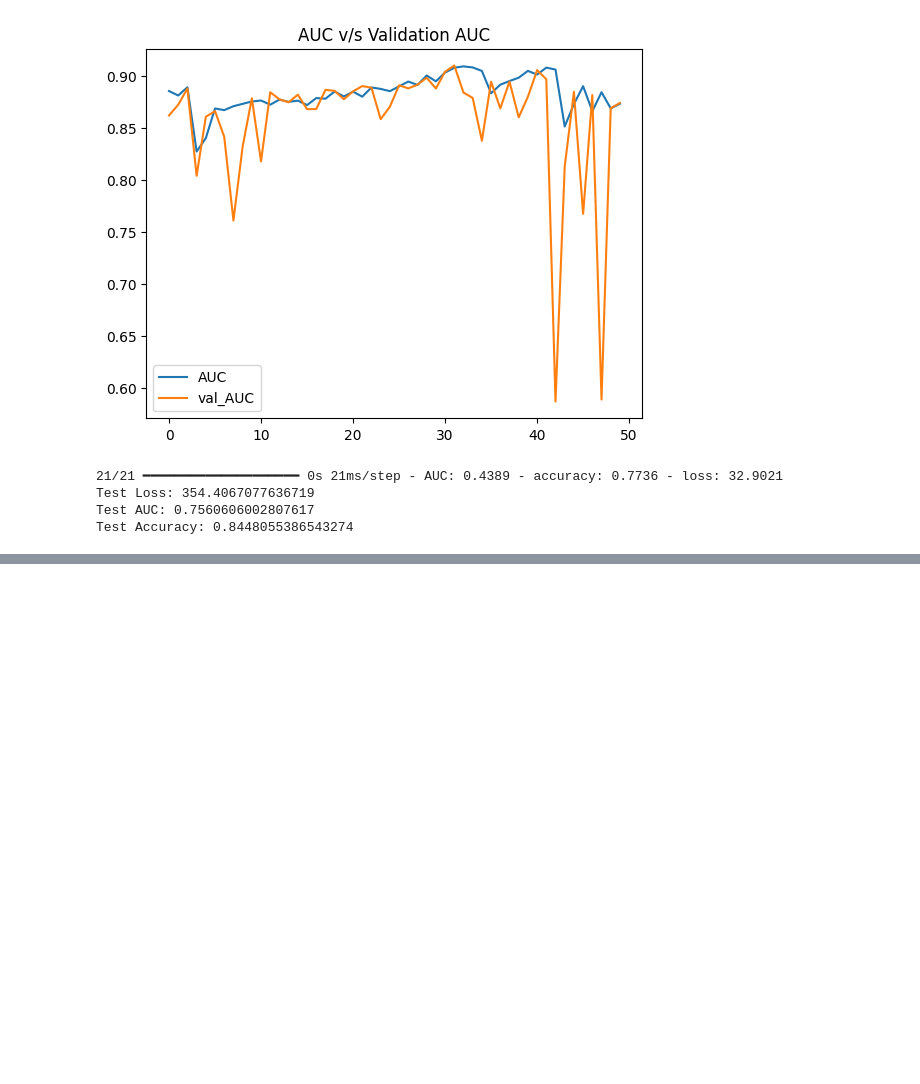
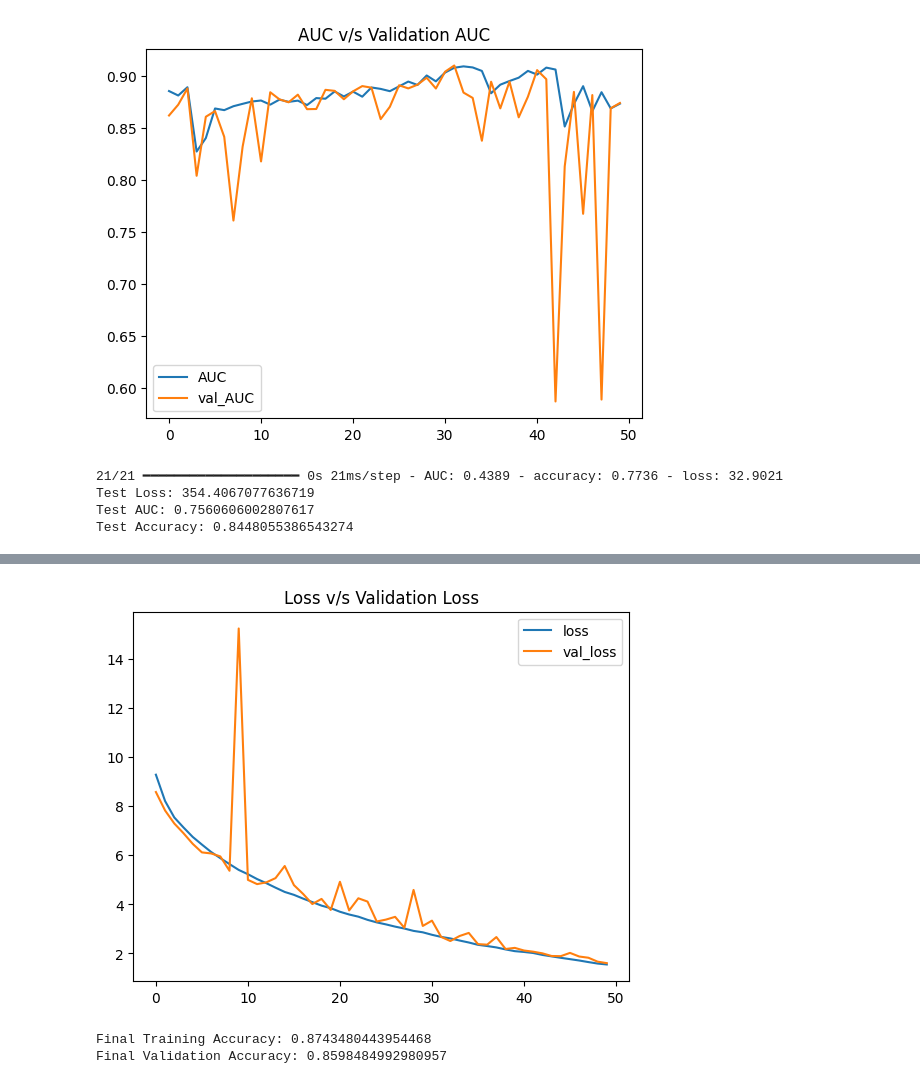
Before and after one commit to ishreya09/Skin-Cancer-Detection, a Jupyter notebook: skin-cancer-detection-malignant-vs-benign.ipynb, the cells around one changed output, grey strips where cells are left out. Cells and saved outputs as stored; diff of their text form; code cells hidden in the pictures; blank space fills up the shorter version.

```diff
--- a/skin-cancer-detection-malignant-vs-benign.ipynb
+++ b/skin-cancer-detection-malignant-vs-benign.ipynb
@@ -738,0 +837,19 @@ model.save('CNN_SKINCANCER_Hyperparameter_Tuned.h5')
+# %%
+hist_df['loss'].plot()
+hist_df['val_loss'].plot()
+plt.title('Loss v/s Validation Loss')
+plt.legend()
+plt.show()
+# %% [output]
+[figure, added]
+# %%
+# Extract accuracy values
+train_accuracy = history.history['accuracy']
+val_accuracy = history.history['val_accuracy']
+
+# Print the last epoch's accuracy
+print(f'Final Training Accuracy: {train_accuracy[-1]}')
+print(f'Final Validation Accuracy: {val_accuracy[-1]}')
+# %% [output]
+Final Training Accuracy: 0.8743480443954468
+Final Validation Accuracy: 0.8598484992980957
```
Also changed, not shown: parts of 7 cells of this notebook.
